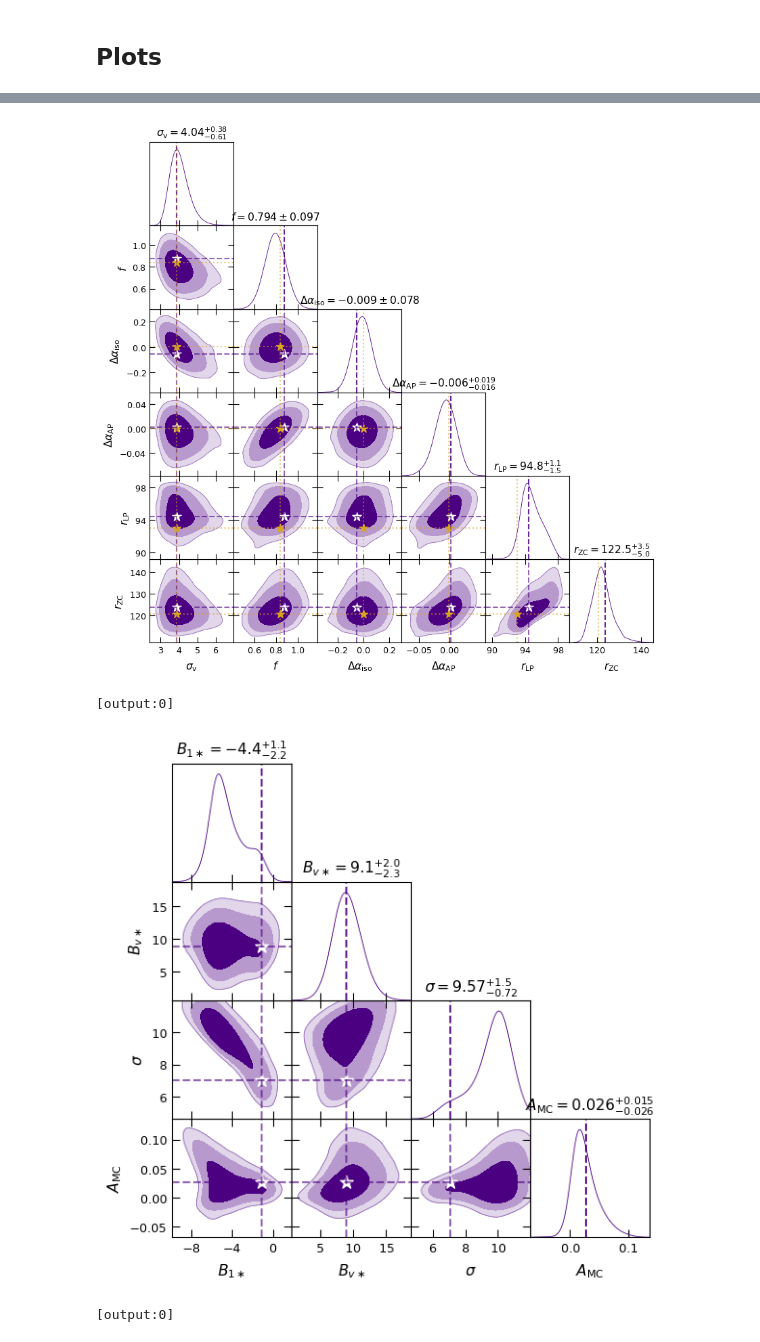
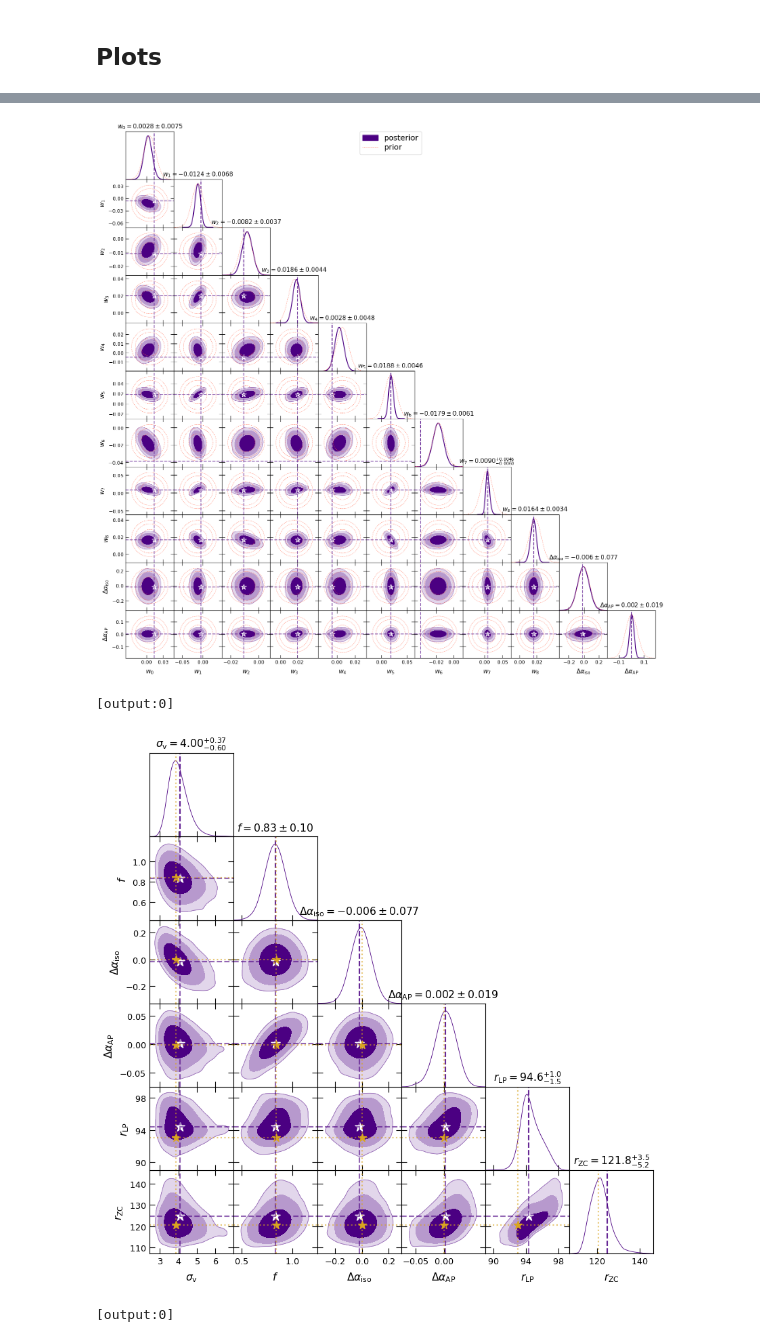
Before and after one commit to a-paranjape/zeldovich-smearing, a Jupyter notebook: examples/ZelSmear_MCMC_mpi.ipynb, the cells around one changed output, grey strips where cells are left out. Saved outputs shown, nothing was run; the diff lists cells and outputs as text; code cells hidden in the pictures.

Commit message:
completed iteration 2 with AP modelling (25-real errors + GPCov without MC)

```diff
--- a/examples/ZelSmear_MCMC_mpi.ipynb
+++ b/examples/ZelSmear_MCMC_mpi.ipynb
@@ -285,7 +286,7 @@ Basis prior [mean,std] from distribution:
     if L_Max < 3:
         id_str += '_LMax{0:d}'.format(L_Max)
 
-    Run_Cobaya = False
+    Run_Cobaya = True
     Resume = False
 
     Max_Samples = 10000000
@@ -328,42 +329,42 @@ Basis prior [mean,std] from distribution:
     Params_List = ['beta','sigv']
     Latex_List = ['\\beta','\\sigma_{\\rm v}']
     Defaults_List = [beta_fid,sigv_fid]
-    proposal_list = [0.01,0.01]
+    proposal_list = [0.005,0.005]
 
     Params_List.extend(W_Names)
     Latex_List.extend(W_Names)
     # Defaults_List.extend(W_defaults)
     for w in range(len(W_Names)):
         Defaults_List.append((b_fid*growth_fid)**2*basis_prior[str(w)][0])
-    proposal_list.extend([0.001]*N_Basis)
+    proposal_list.extend([0.0005]*N_Basis)
 
     Params_List += ['b','B1st','Bvst','sigma','AMC']
     Latex_List += ['b','B_{1\\ast}','B_{v\\ast}','\\sigma','A_{\\rm MC}']
     Defaults_List += [b_fid,0.0,0.0,sigma_fid,0.0]
-    proposal_list += [0.002,0.02,0.02,0.01,0.01]
+    proposal_list += [0.001,0.01,0.01,0.005,0.005]
 
     if L_Max > 1:
         Params_List += ['qbar2']
         Latex_List += ['\\bar q^{(2)}']
         Defaults_List += [0.0]
-        proposal_list += [None] if (Modify_Data & (L_Max == 2)) else [0.002]
+        proposal_list += [None] if (Modify_Data & (L_Max == 2)) else [0.001]
         if L_Max == 3:
             Params_List += ['qbar4']
             Latex_List += ['\\bar q^{(4)}']
             Defaults_List += [0.0]
-            proposal_list += [None] if Modify_Data else [0.002]
+            proposal_list += [None] if Modify_Data else [0.001]
 
     if Include_Sig2Obs:
         Params_List += ['fv']
         Latex_List += ['f_{\\rm v}']
         Defaults_List += [fv_prior[0]]
-        proposal_list += [0.0002]
+        proposal_list += [0.0001]
 
     if Model_AP:
         Params_List += ['Daiso','DaAP']
         Latex_List += ['\\Delta\\alpha_{\\rm iso}','\\Delta\\alpha_{\\rm AP}']
         Defaults_List += [Daiso_prior[0],DaAP_prior[0]]
-        proposal_list += [0.001,0.001]
+        proposal_list += [0.0005,0.0005]
 
     Derived_List = ['peak','LP','ZC']
     Derived_Latex = ['r_{\\rm peak}','r_{\\rm LP}','r_{\\rm ZC}']
@@ -718,6 +815,55 @@ Sig2obs:
 
     ###################################################
     # xilin,AP params
+    xilinAP_List = copy.deepcopy(W_Names)
+    xilinAP_Inds = [2+w for w in range(len(W_Names))]
+
+    if Model_AP:
+        xilinAP_List += ['Daiso','DaAP']
+        xilinAP_Inds += [-6,-5]
+    xilinAP_Latex = np.array(Latex_List)[xilinAP_Inds]
+
+    cprior_cov = []
+    cprior_mean = []
+    for key in xilinAP_List:
+        mean = info['params'][key]['prior']['loc']
+        std = info['params'][key]['prior']['scale']
+        cprior_mean.append(mean)
+        cprior_cov.append(std**2)
+    cprior_cov = np.diag(cprior_cov)
+    cprior = GaussianND(cprior_mean,cprior_cov,names=xilinAP_List,labels=xilinAP_Latex,label='prior')
+
+    Subplot_Size = 1.6
+    gdplot = gdplt.get_subplot_plotter(subplot_size=Subplot_Size)
+    gdplot.settings.num_plot_contours = 3
+    gdplot.settings.axes_fontsize = FS3
+    gdplot.settings.axes_labelsize = FS2
+    gdplot.settings.title_limit_fontsize = FS2
+    gdplot.settings.legend_fontsize = FS
+
+    gdplot.triangle_plot([gd_sample,cprior],xilinAP_List,
+                         filled=[True,False],
+                         contour_colors=['indigo','tomato'],contour_ls=['-','--'],contour_lws=[1.5,0.5],
+                         legend_loc='upper center',
+                         markers=mcmc_best[xilinAP_Inds],
+                         marker_args={'c': 'indigo','ls': '--','lw': 1.5,'alpha': 0.6},
+                         title_limit=1)
+    for par_y in range(len(xilinAP_List)):
+        str_y = xilinAP_List[par_y]
+        ax = gdplot.subplots[par_y,par_y]
+        ax.axvline(mcmc_best[xilinAP_Inds[par_y]],c='indigo',ls='--',lw=1.5,alpha=0.6)
+        for par_x in range(par_y):
+            str_x = xilinAP_List[par_x]
+            ax = gdplot.subplots[par_y,par_x]
+            ax.scatter([mcmc_best[xilinAP_Inds[par_x]]],[mcmc_best[xilinAP_Inds[par_y]]],
+                       marker='*',s=100,c='white')
+
+    if Save_Fig:
+        filename = 'contours' + File_Body
+        filename += '_varymc' if VaryMC else '_nomc'
+        filename += '_xilinAP_mpi.pdf'
+        print('Writing to file: '+Plots_Dir+filename)
+        gdplot.export(fname=filename,adir=Plots_Dir)
 
     ###################################################
     # Cosmo params
@@ -1057,5 +1203,5 @@ Writing to file: ./plots/AbacusSummit/base_c000/DESI-LRG2/xilin_LMax3_lgMmin12.9
 [output:0]
-[figure, old version]
+[figure, new version]
 [output:0]
-[figure, old version]
+[figure, new version]
 [output:0]
```
Also changed, not shown: parts of 5 cells of this notebook, 8 other files.
